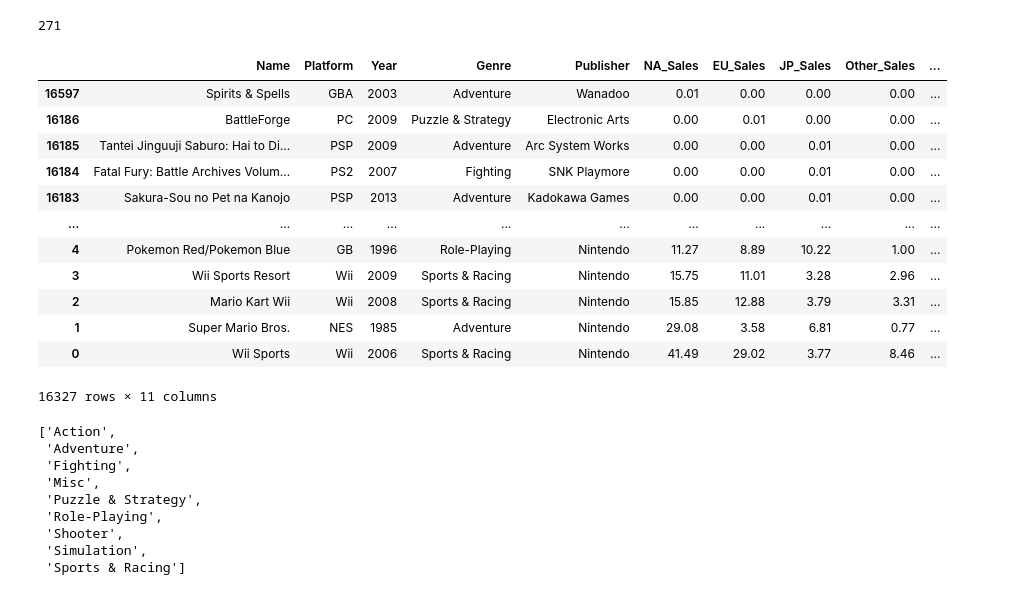
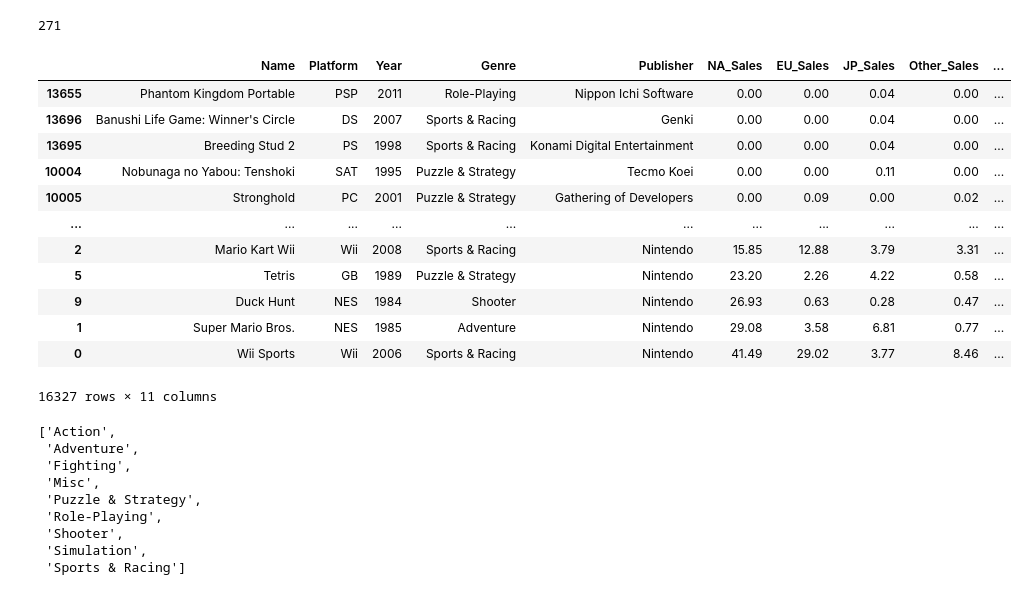
Before and after one commit to JBanowsky/SMU_Project_1_Video_Game_Statistics, a Jupyter notebook: Video Game Statistics/John Video Games.ipynb, the cells around one changed output. Drawn from its saved outputs; the diff is of its cells as text; code cells hidden in the pictures.

```diff
--- a/Video Game Statistics/John Video Games.ipynb
+++ b/Video Game Statistics/John Video Games.ipynb
@@ -47,18 +48,18 @@ sales_data_clean = sales_data.dropna(subset=["Year"]).copy()
 # %%
 sales_data_clean["Year"] = sales_data_clean["Year"].astype(int)
 # %%
-sales_data_clean.sort_values("Global_Sales")
+sales_data_clean.sort_values("NA_Sales")
 # %% [output]
 |  | Name | Platform | Year | Genre | Publisher | NA_Sales | EU_Sales | JP_Sales | Other_Sales | ... |
-| 16597 | Spirits & Spells | GBA | 2003 | Adventure | Wanadoo | 0.01 | 0.00 | 0.00 | 0.00 | ... |
-| 16186 | BattleForge | PC | 2009 | Puzzle & Strategy | Electronic Arts | 0.00 | 0.01 | 0.00 | 0.00 | ... |
-| 16185 | Tantei Jinguuji Saburo: Hai to Di... | PSP | 2009 | Adventure | Arc System Works | 0.00 | 0.00 | 0.01 | 0.00 | ... |
-| 16184 | Fatal Fury: Battle Archives Volum... | PS2 | 2007 | Fighting | SNK Playmore | 0.00 | 0.00 | 0.01 | 0.00 | ... |
-| 16183 | Sakura-Sou no Pet na Kanojo | PSP | 2013 | Adventure | Kadokawa Games | 0.00 | 0.00 | 0.01 | 0.00 | ... |
+| 13655 | Phantom Kingdom Portable | PSP | 2011 | Role-Playing | Nippon Ichi Software | 0.00 | 0.00 | 0.04 | 0.00 | ... |
+| 13696 | Banushi Life Game: Winner's Circle | DS | 2007 | Sports & Racing | Genki | 0.00 | 0.00 | 0.04 | 0.00 | ... |
+| 13695 | Breeding Stud 2 | PS | 1998 | Sports & Racing | Konami Digital Entertainment | 0.00 | 0.00 | 0.04 | 0.00 | ... |
+| 10004 | Nobunaga no Yabou: Tenshoki | SAT | 1995 | Puzzle & Strategy | Tecmo Koei | 0.00 | 0.00 | 0.11 | 0.00 | ... |
+| 10005 | Stronghold | PC | 2001 | Puzzle & Strategy | Gathering of Developers | 0.00 | 0.09 | 0.00 | 0.02 | ... |
 | ... | ... | ... | ... | ... | ... | ... | ... | ... | ... | ... |
-| 4 | Pokemon Red/Pokemon Blue | GB | 1996 | Role-Playing | Nintendo | 11.27 | 8.89 | 10.22 | 1.00 | ... |
-| 3 | Wii Sports Resort | Wii | 2009 | Sports & Racing | Nintendo | 15.75 | 11.01 | 3.28 | 2.96 | ... |
 | 2 | Mario Kart Wii | Wii | 2008 | Sports & Racing | Nintendo | 15.85 | 12.88 | 3.79 | 3.31 | ... |
+| 5 | Tetris | GB | 1989 | Puzzle & Strategy | Nintendo | 23.20 | 2.26 | 4.22 | 0.58 | ... |
+| 9 | Duck Hunt | NES | 1984 | Shooter | Nintendo | 26.93 | 0.63 | 0.28 | 0.47 | ... |
 | 1 | Super Mario Bros. | NES | 1985 | Adventure | Nintendo | 29.08 | 3.58 | 6.81 | 0.77 | ... |
 | 0 | Wii Sports | Wii | 2006 | Sports & Racing | Nintendo | 41.49 | 29.02 | 3.77 | 8.46 | ... |
 16327 rows × 11 columns
```
Also changed, not shown: parts of 41 cells of this notebook, 2 other files.
